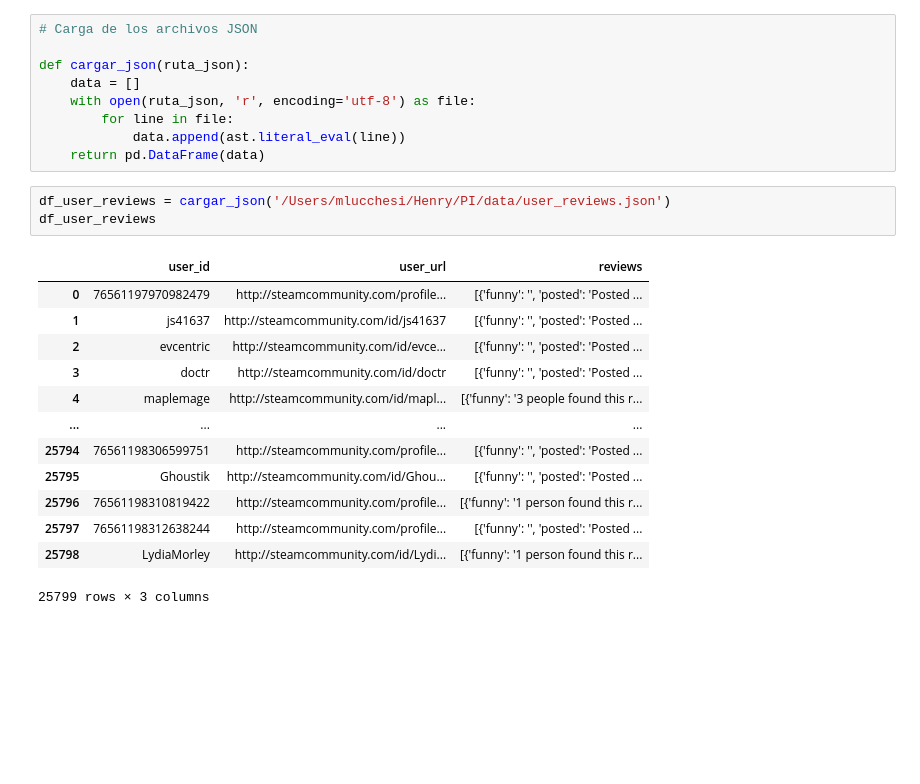
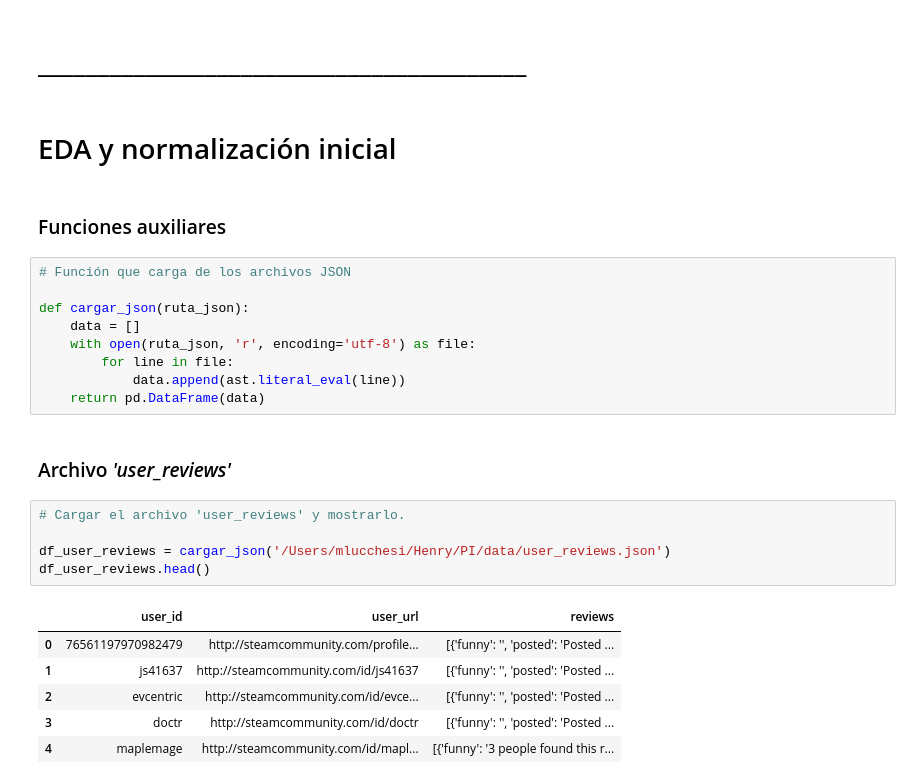
Before and after one commit to maxilucchesi/PI-MLOps, a Jupyter notebook: ETL.ipynb, the cells around one changed output. Saved outputs shown, nothing was run; the diff lists cells and outputs as text; blank space fills up the shorter version.

```diff
--- a/ETL.ipynb
+++ b/ETL.ipynb
@@ -8,6 +12,12 @@ import seaborn as sns
 sns.set()
+# %% [markdown]
+# _________________________________________
+# %% [markdown]
+# EDA y normalización inicial
+# %% [markdown]
+### Funciones auxiliares
 # %%
-# Carga de los archivos JSON
+# Función que carga de los archivos JSON
 
 def cargar_json(ruta_json):
     data = []
@@ -15,20 +25,17 @@ def cargar_json(ruta_json):
         for line in file:
             data.append(ast.literal_eval(line))
     return pd.DataFrame(data)
+# %% [markdown]
+### Archivo _'user_reviews'_
 # %%
+# Cargar el archivo 'user_reviews' y mostrarlo.
+
 df_user_reviews = cargar_json('/Users/mlucchesi/Henry/PI/data/user_reviews.json')
-df_user_reviews
+df_user_reviews.head()
 # %% [output]
 |  | user_id | user_url | reviews |
 | 0 | 76561197970982479 | http://steamcommunity.com/profile... | [{'funny': '', 'posted': 'Posted ... |
 | 1 | js41637 | http://steamcommunity.com/id/js41637 | [{'funny': '', 'posted': 'Posted ... |
 | 2 | evcentric | http://steamcommunity.com/id/evce... | [{'funny': '', 'posted': 'Posted ... |
 | 3 | doctr | http://steamcommunity.com/id/doctr | [{'funny': '', 'posted': 'Posted ... |
 | 4 | maplemage | http://steamcommunity.com/id/mapl... | [{'funny': '3 people found this r... |
-| ... | ... | ... | ... |
-| 25794 | 76561198306599751 | http://steamcommunity.com/profile... | [{'funny': '', 'posted': 'Posted ... |
-| 25795 | Ghoustik | http://steamcommunity.com/id/Ghou... | [{'funny': '', 'posted': 'Posted ... |
-| 25796 | 76561198310819422 | http://steamcommunity.com/profile... | [{'funny': '1 person found this r... |
-| 25797 | 76561198312638244 | http://steamcommunity.com/profile... | [{'funny': '', 'posted': 'Posted ... |
-| 25798 | LydiaMorley | http://steamcommunity.com/id/Lydi... | [{'funny': '1 person found this r... |
-25799 rows × 3 columns
```
Also changed, not shown: parts of 25 cells of this notebook, 1 other file.
